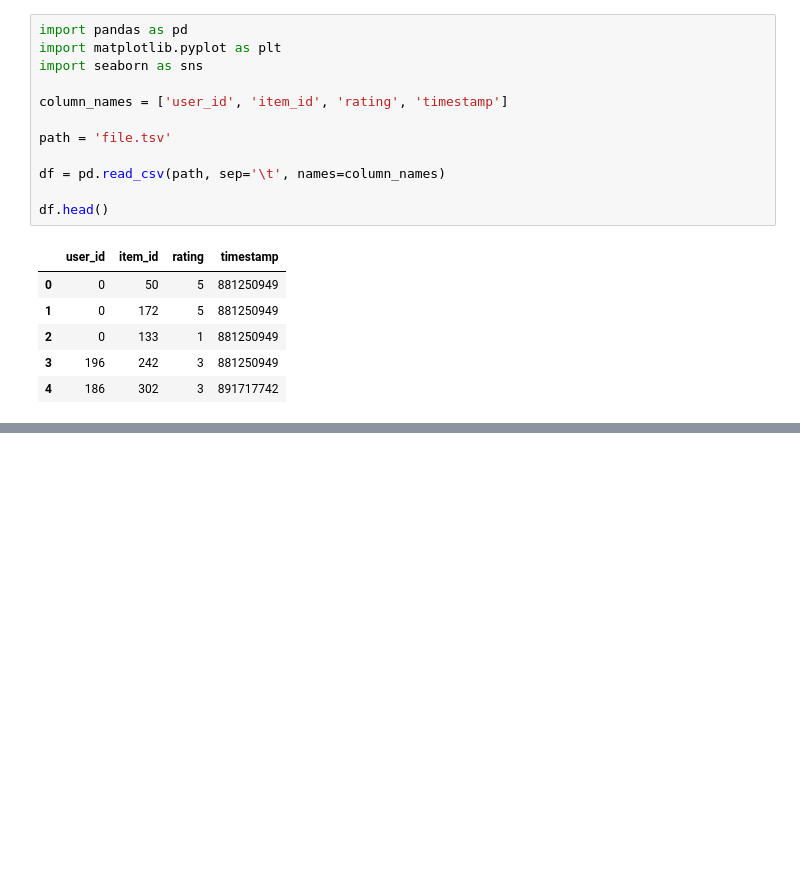
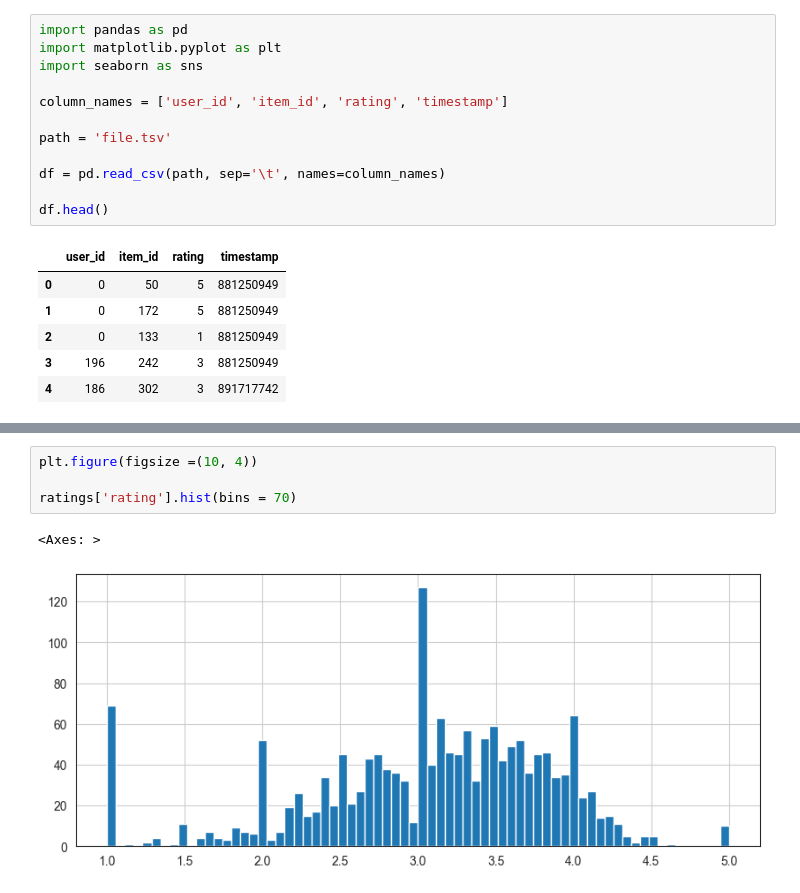
Before and after one commit to RangeshPandianPT/Data-Science_with-ML, a Jupyter notebook: ML_Projects/Movie Recommender System/Movie Recommender System.ipynb, the cells around one changed output, grey strips where cells are left out. Cells and saved outputs as stored; diff of their text form; blank space fills up the shorter version.

```diff
--- a/ML_Projects/Movie Recommender System/Movie Recommender System.ipynb
+++ b/ML_Projects/Movie Recommender System/Movie Recommender System.ipynb
@@ -23,0 +98,7 @@ df.head()
+# %%
+plt.figure(figsize =(10, 4))
+
+ratings['rating'].hist(bins = 70)
+# %% [output]
+<Axes: >
+[figure, added]
```
Also changed, not shown: parts of 22 cells of this notebook, 1 other file.
